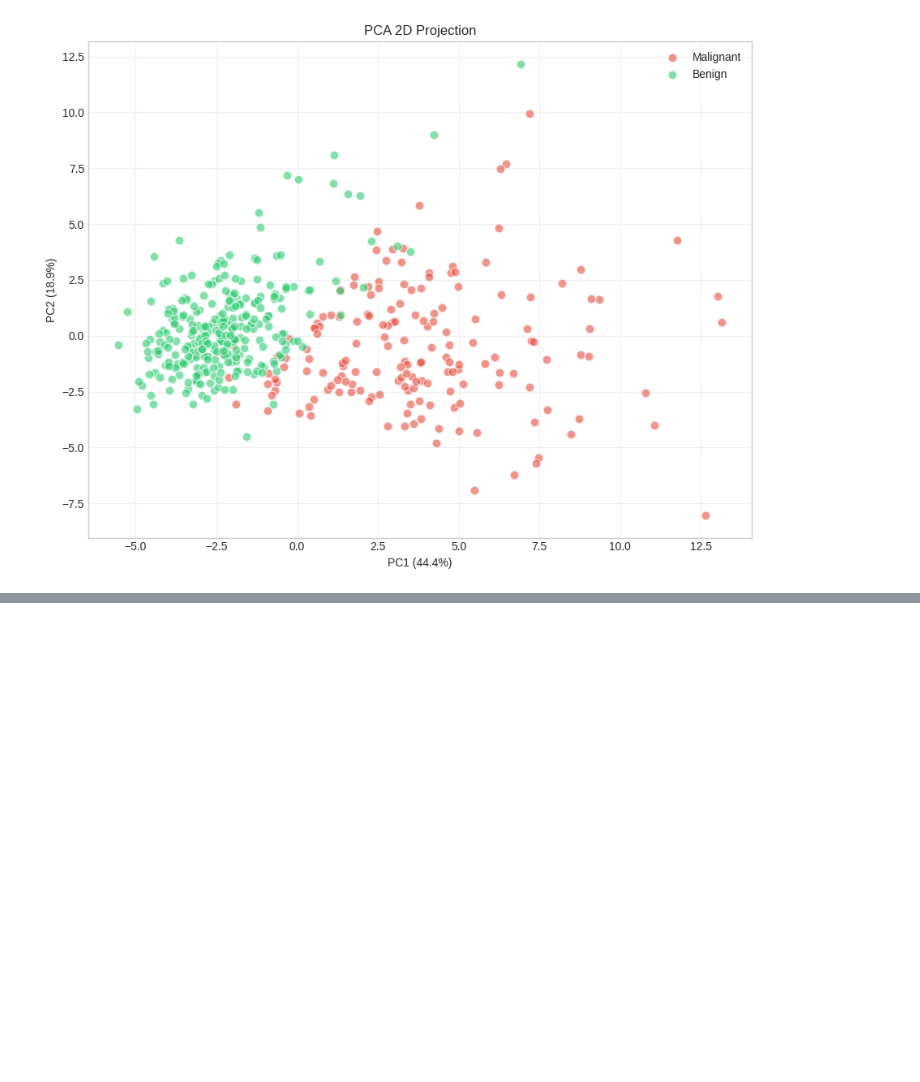
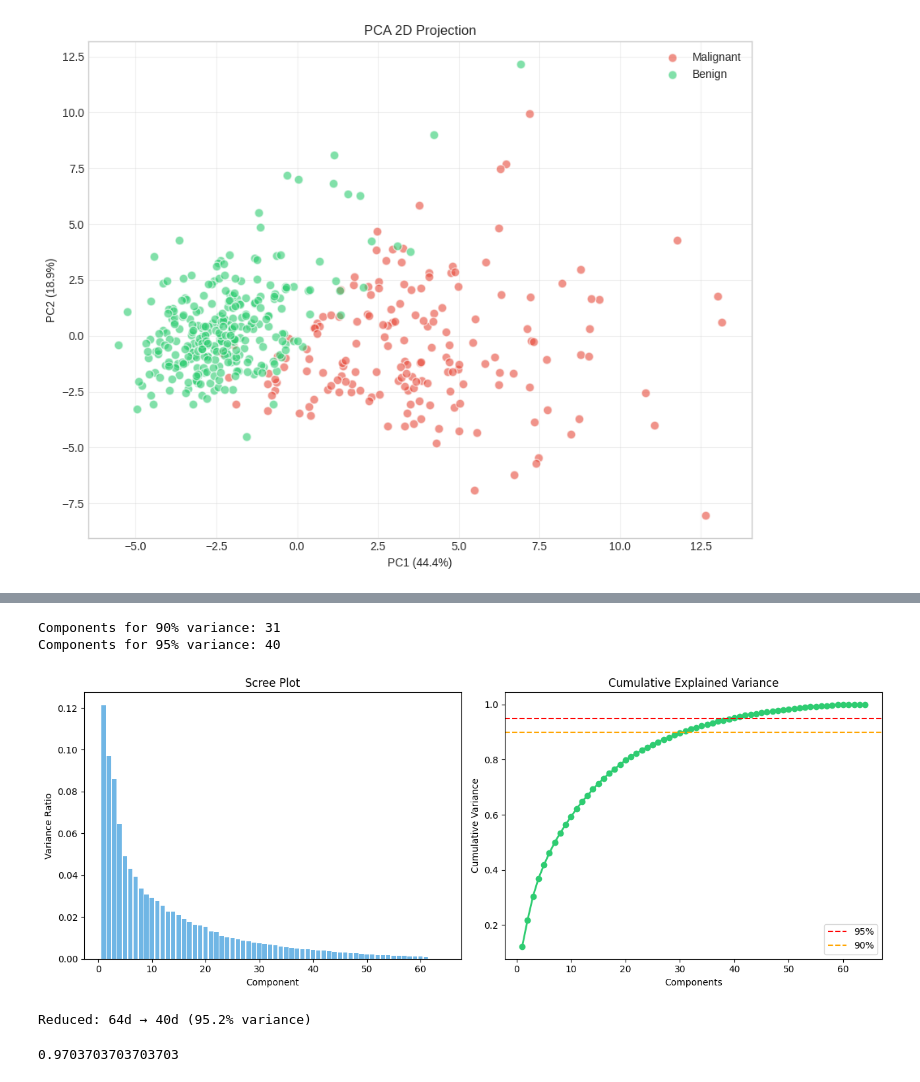
Before and after one commit to Naresh0298/Machine-Learning-Projects, a Jupyter notebook: PCA_ML.ipynb, the cells around one changed output, grey strips where cells are left out. Cells and saved outputs as stored; diff of their text form; code cells hidden in the pictures; blank space fills up the shorter version.

Commit message:
push with test data

```diff
--- a/PCA_ML.ipynb
+++ b/PCA_ML.ipynb
@@ -344,0 +371,4 @@ plt.savefig('pca_2d.png', dpi=150, bbox_inches='tight')
+# %%
+lr_base = LogisticRegression(max_iter=10000, random_state=42)
+lr_base.fit(X_train, y_train)
+acc_base = accuracy_score(y_test, lr_base.predict(X_test))
@@ -344,0 +379,4 @@ plt.savefig('pca_2d.png', dpi=150, bbox_inches='tight')
+# %%
+pca = PCA()
+# %%
+pca.fit(X_train)
@@ -344,0 +404,48 @@ plt.savefig('pca_2d.png', dpi=150, bbox_inches='tight')
+# %%
+cumvar = np.cumsum(pca.explained_variance_ratio_)
+n_90 = np.argmax(cumvar >= 0.90) + 1
+n_95 = np.argmax(cumvar >= 0.95) + 1
+
+print(f"Components for 90% variance: {n_90}")
+print(f"Components for 95% variance: {n_95}")
+# %% [output]
+Components for 90% variance: 31
+Components for 95% variance: 40
+# %%
+#Scree + Cumulative plot
+fig, (ax1, ax2) = plt.subplots(1, 2, figsize=(13, 5))
+n_components = len(pca.explained_variance_ratio_)
+ax1.bar(range(1, n_components + 1), pca.explained_variance_ratio_, color='#3498db', alpha=0.7)
+ax1.set_xlabel('Component')
+ax1.set_ylabel('Variance Ratio')
+ax1.set_title('Scree Plot')
+
+ax2.plot(range(1, n_components + 1), cumvar, 'o-', color='#2ecc71', linewidth=2)
+ax2.axhline(0.95, color='red', linestyle='--', label='95%')
+ax2.axhline(0.90, color='orange', linestyle='--', label='90%')
+ax2.set_xlabel('Components')
+ax2.set_ylabel('Cumulative Variance')
+ax2.set_title('Cumulative Explained Variance')
+ax2.legend()
+plt.tight_layout()
+plt.savefig('scree_plot.png', dpi=150, bbox_inches='tight')
+# plt.close()
+# %% [output]
+[figure, added]
+# %%
+pca= PCA(n_components=40)  # 90% variance
+X_train_pca = pca.fit_transform(X_train)
+X_test_pca = pca.transform(X_test)
+print(f"\nReduced: {X_train.shape[1]}d → {X_train_pca.shape[1]}d "
+      f"({sum(pca.explained_variance_ratio_)*100:.1f}% variance)")
+# %% [output]
+Reduced: 64d → 40d (95.2% variance)
+# %%
+#PCA (10 features)
+lr_pca = LogisticRegression(max_iter=10000, random_state=42)
+lr_pca.fit(X_train_pca, y_train)
+y_pred = lr_pca.predict(X_test_pca)
+acc_pca = accuracy_score(y_test, y_pred)
+print(acc_pca)
+# %% [output]
+0.9703703703703703
```
Also changed, not shown: parts of 10 cells of this notebook.
